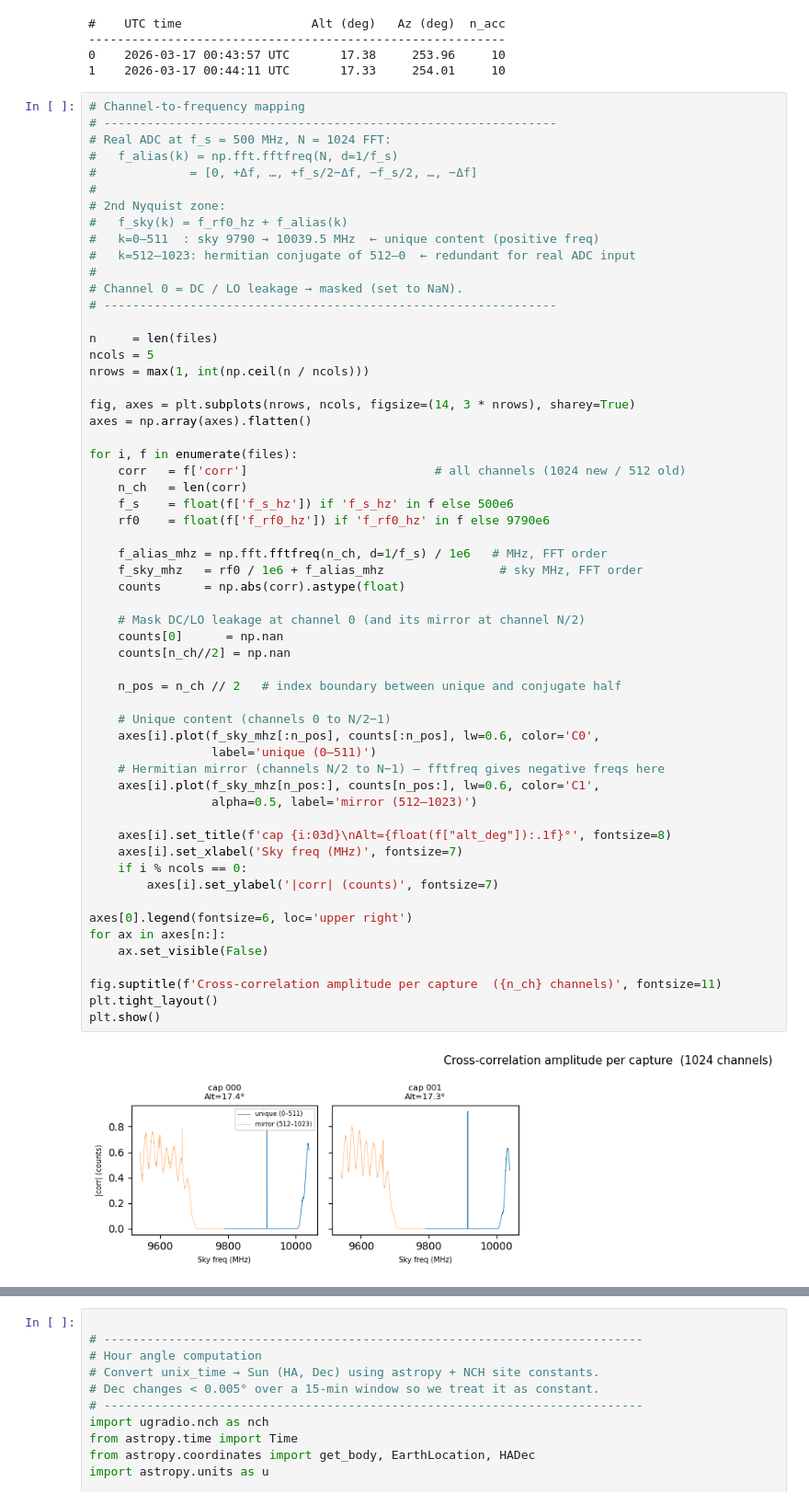
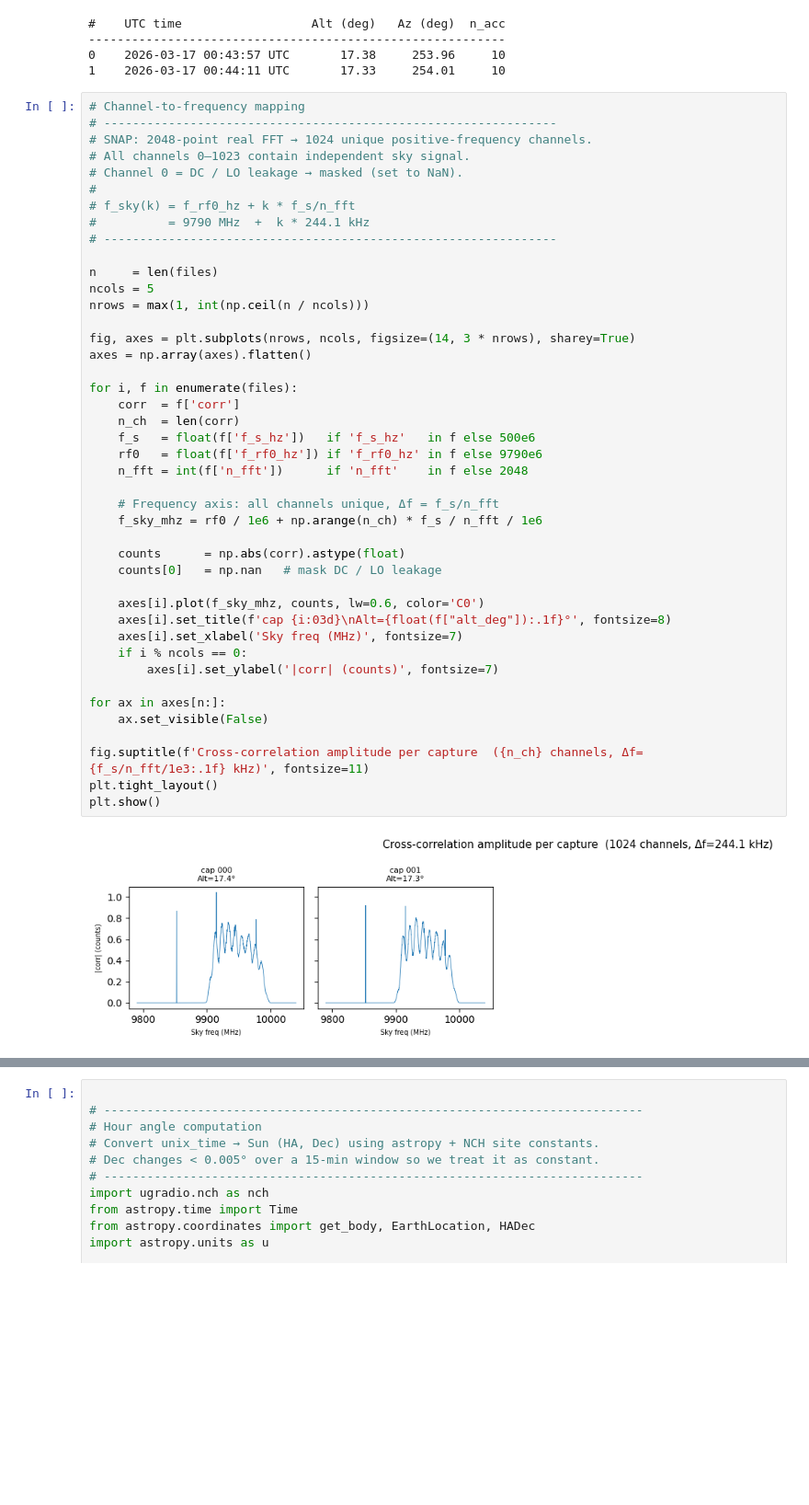
Before and after one commit to raw-asparagus/ay-121, a Jupyter notebook: labs/03/analysis.ipynb, the cells around one changed output, grey strips where cells are left out. Shown at 92% size. Cells and saved outputs as stored; diff of their text form; blank space fills up the shorter version.

```diff
--- a/labs/03/analysis.ipynb
+++ b/labs/03/analysis.ipynb
@@ -44,61 +49,47 @@ for i, f in enumerate(files):
 # %%
 # Channel-to-frequency mapping
 # ---------------------------------------------------------------
-# Real ADC at f_s = 500 MHz, N = 1024 FFT:
-#   f_alias(k) = np.fft.fftfreq(N, d=1/f_s)
-#             = [0, +Δf, …, +f_s/2−Δf, −f_s/2, …, −Δf]
+# SNAP: 2048-point real FFT → 1024 unique positive-frequency channels.
+# All channels 0–1023 contain independent sky signal.
+# Channel 0 = DC / LO leakage → masked (set to NaN).
 #
-# 2nd Nyquist zone:
-#   f_sky(k) = f_rf0_hz + f_alias(k)
-#   k=0–511  : sky 9790 → 10039.5 MHz  ← unique content (positive freq)
-#   k=512–1023: hermitian conjugate of 512–0  ← redundant for real ADC input
-#
-# Channel 0 = DC / LO leakage → masked (set to NaN).
+# f_sky(k) = f_rf0_hz + k * f_s/n_fft
+#          = 9790 MHz  +  k * 244.1 kHz
 # ---------------------------------------------------------------
 
 n     = len(files)
 ncols = 5
 nrows = max(1, int(np.ceil(n / ncols)))
 
 fig, axes = plt.subplots(nrows, ncols, figsize=(14, 3 * nrows), sharey=True)
 axes = np.array(axes).flatten()
 
 for i, f in enumerate(files):
-    corr   = f['corr']                          # all channels (1024 new / 512 old)
-    n_ch   = len(corr)
-    f_s    = float(f['f_s_hz']) if 'f_s_hz' in f else 500e6
-    rf0    = float(f['f_rf0_hz']) if 'f_rf0_hz' in f else 9790e6
+    corr  = f['corr']
+    n_ch  = len(corr)
+    f_s   = float(f['f_s_hz'])   if 'f_s_hz'   in f else 500e6
+    rf0   = float(f['f_rf0_hz']) if 'f_rf0_hz' in f else 9790e6
+    n_fft = int(f['n_fft'])      if 'n_fft'    in f else 2048
 
-    f_alias_mhz = np.fft.fftfreq(n_ch, d=1/f_s) / 1e6   # MHz, FFT order
-    f_sky_mhz   = rf0 / 1e6 + f_alias_mhz                # sky MHz, FFT order
+    # Frequency axis: all channels unique, Δf = f_s/n_fft
+    f_sky_mhz = rf0 / 1e6 + np.arange(n_ch) * f_s / n_fft / 1e6
+
     counts      = np.abs(corr).astype(float)
+    counts[0]   = np.nan   # mask DC / LO leakage
 
-    # Mask DC/LO leakage at channel 0 (and its mirror at channel N/2)
-    counts[0]      = np.nan
-    counts[n_ch//2] = np.nan
-
-    n_pos = n_ch // 2   # index boundary between unique and conjugate half
-
-    # Unique content (channels 0 to N/2−1)
-    axes[i].plot(f_sky_mhz[:n_pos], counts[:n_pos], lw=0.6, color='C0',
-                 label='unique (0–511)')
-    # Hermitian mirror (channels N/2 to N−1) — fftfreq gives negative freqs here
-    axes[i].plot(f_sky_mhz[n_pos:], counts[n_pos:], lw=0.6, color='C1',
-                 alpha=0.5, label='mirror (512–1023)')
-
+    axes[i].plot(f_sky_mhz, counts, lw=0.6, color='C0')
     axes[i].set_title(f'cap {i:03d}\nAlt={float(f["alt_deg"]):.1f}°', fontsize=8)
     axes[i].set_xlabel('Sky freq (MHz)', fontsize=7)
     if i % ncols == 0:
         axes[i].set_ylabel('|corr| (counts)', fontsize=7)
 
-axes[0].legend(fontsize=6, loc='upper right')
 for ax in axes[n:]:
     ax.set_visible(False)
 
-fig.suptitle(f'Cross-correlation amplitude per capture  ({n_ch} channels)', fontsize=11)
+fig.suptitle(f'Cross-correlation amplitude per capture  ({n_ch} channels, Δf={f_s/n_fft/1e3:.1f} kHz)', fontsize=11)
 plt.tight_layout()
 plt.show()
 # %% [output]
-[figure, old version]
+[figure, new version]
 # %%
 times      = np.array([float(f['unix_time']) for f in files])
```
Also changed, not shown: parts of 6 cells of this notebook, 4 other files.
